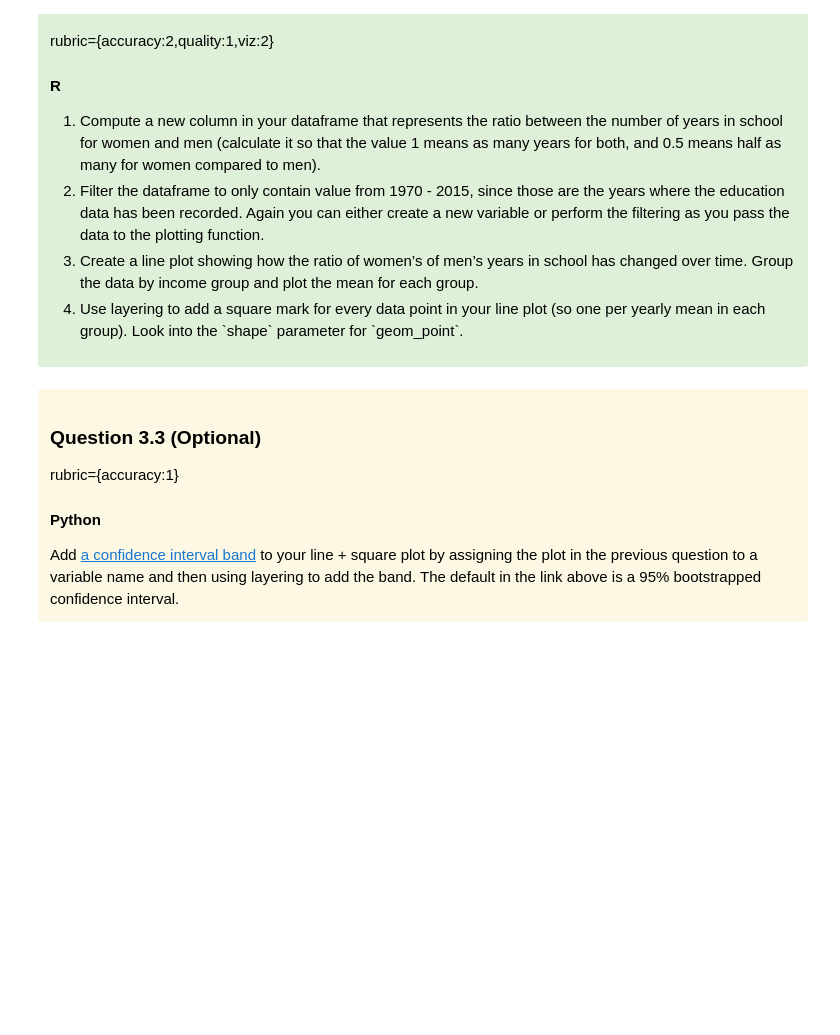
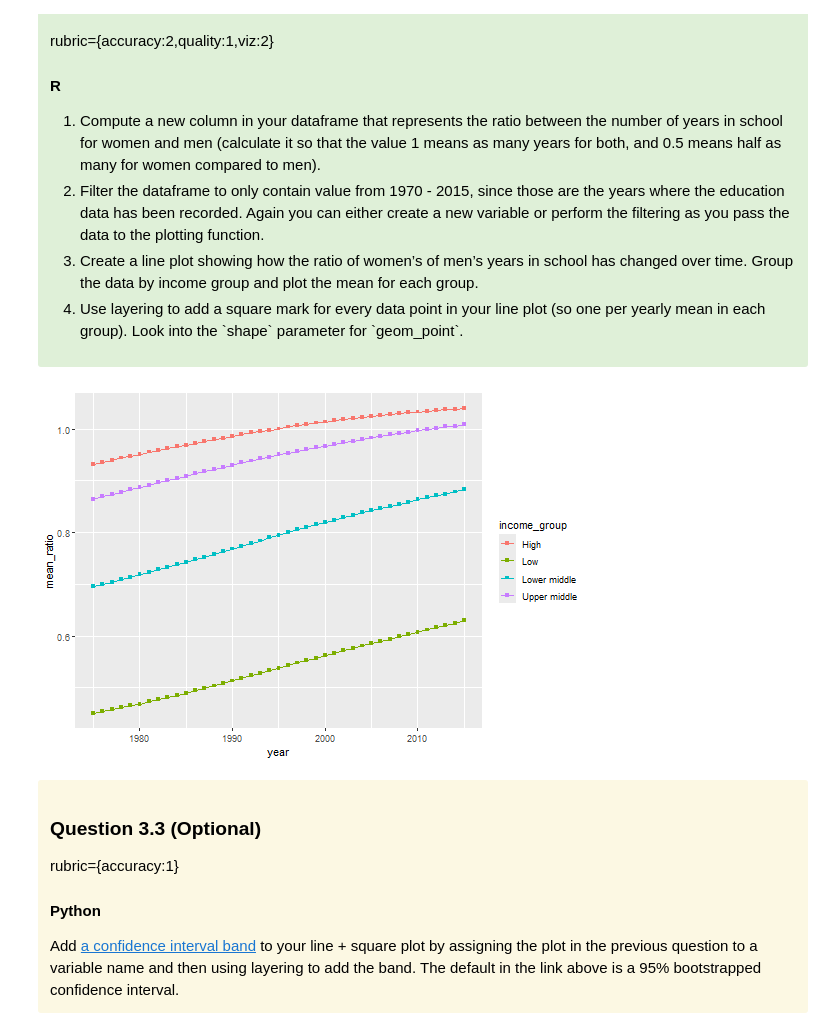
Before and after one commit to Zihao-Sheng/DATA_550_lab1_group14, a Jupyter notebook: lab1.ipynb, the cells around one changed output. Saved outputs shown, nothing was run; the diff lists cells and outputs as text; code cells hidden in the pictures; blank space fills up the shorter version.

```diff
--- a/lab1.ipynb
+++ b/lab1.ipynb
@@ -269,3 +314,17 @@ R
+# %%
+%%R -w 550 -h 375
+# YOUR R ANSWER GOES HERE
+Q3 = data[format(data$year,'%Y')>=1975 & format(data$year,'%Y')<=2015,]
+Q3$school_ratio = Q3$years_in_school_women/Q3$years_in_school_men
+Q3_summary = Q3 %>%
+  group_by(income_group, year) %>%
+  summarise(
+    mean_ratio = mean(school_ratio, na.rm = TRUE),
+    .groups = "drop"
+  )
+ggplot(Q3_summary,aes(x=year,y=mean_ratio,color=income_group))+geom_line()+geom_point(shape=15)
+# %% [output]
+[figure, added]
 # %% [markdown]
 <div class="alert alert-warning" style="color:black">
 
```
Also changed, not shown: parts of 31 cells of this notebook.
